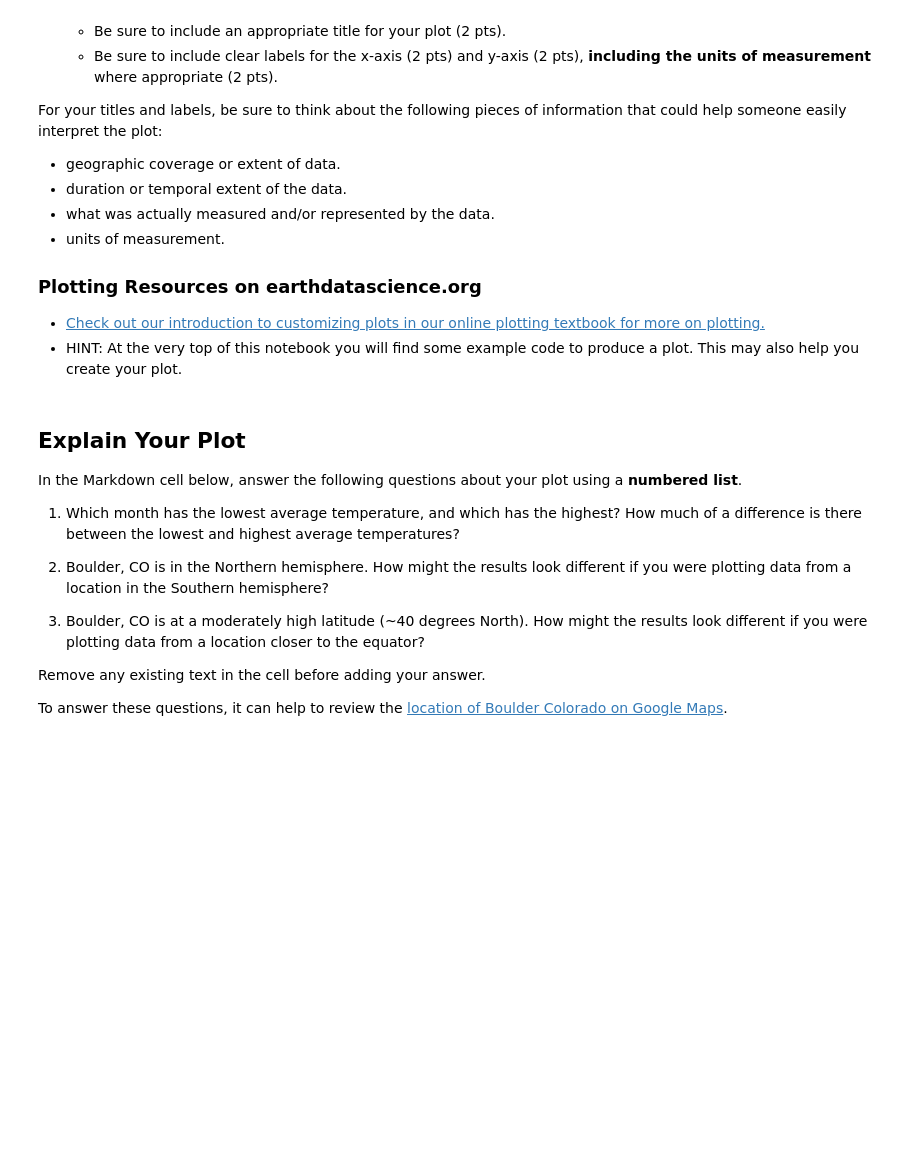
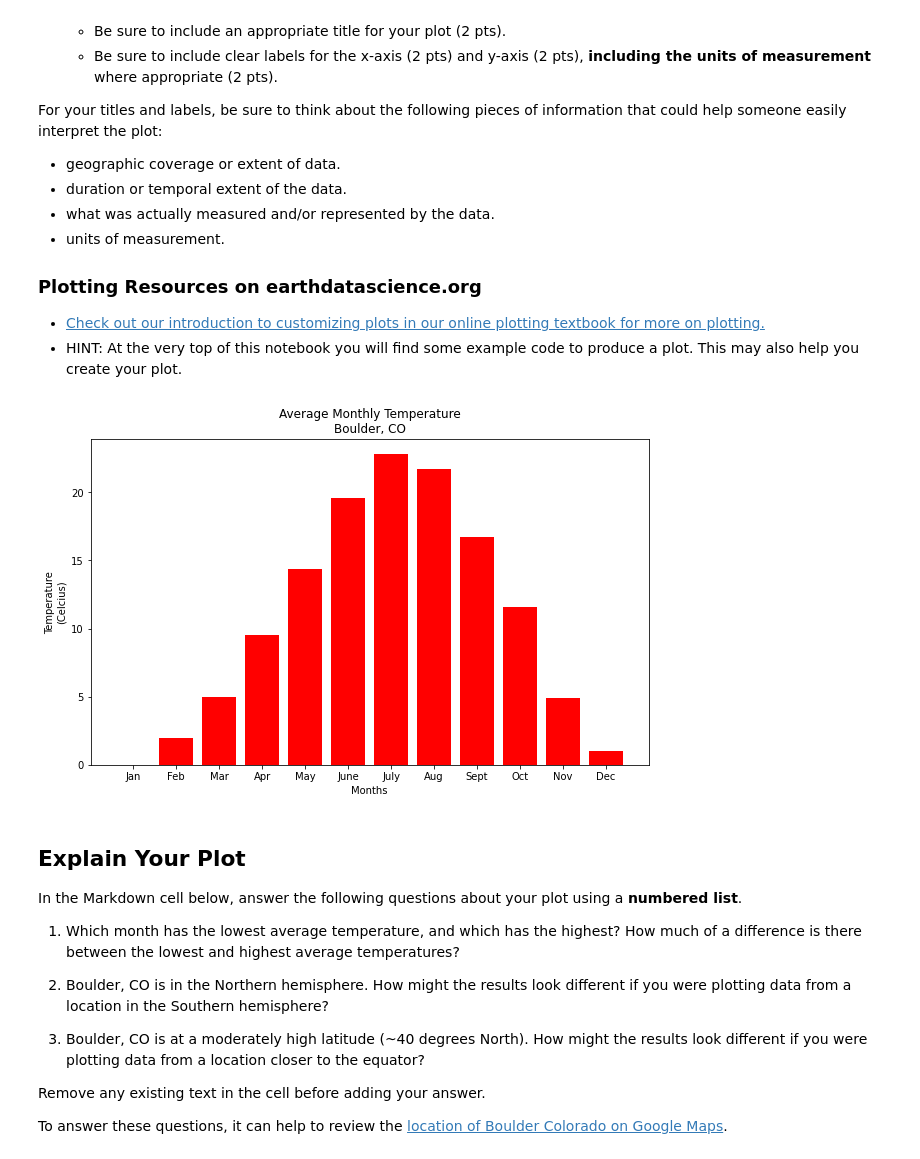
Before and after one commit to rmarowitz/bootcamp-02-get-started-python-template, a Jupyter notebook: bootcamp-02-get-started-python.ipynb, the cells around one changed output. Drawn from its saved outputs; the diff is of its cells as text; code cells hidden in the pictures; blank space fills up the shorter version.

```diff
--- a/bootcamp-02-get-started-python.ipynb
+++ b/bootcamp-02-get-started-python.ipynb
@@ -189,3 +212,13 @@ raise NotImplementedError()
+# %%
+# Convert variable values from Fahrenheit to Celsius
+
+# YOUR CODE HERE
+jan =  (jan - 32) / 1.8
+feb =  (feb - 32) / 1.8
+mar =  (mar - 32) / 1.8
+apr =  (apr - 32) / 1.8
+may =  (may - 32) / 1.8
+june =  (june - 32) / 1.8
 # %%
 # DO NOT MODIFY THIS CELL
 
@@ -225,4 +263,5 @@ IMPORTANT: If you don't call the object at the end of your cell, the autograder
 # Create list of converted monthly temps
 
 # YOUR CODE HERE
-raise NotImplementedError()
+temp = [jan, feb, mar, apr, may, june]
+temp
@@ -283,0 +334,11 @@ raise NotImplementedError()
+# %%
+# YOUR CODE HERE
+july = 22.8
+aug = 21.7
+sept = 16.7
+oct = 11.6
+nov = 4.9
+dec = 1.0
+
+temp = temp + [july, aug, sept, oct, nov, dec]
+temp
@@ -396,4 +501,9 @@ December | Dec |
 # Abbreviate month names
 
 # YOUR CODE HERE
-raise NotImplementedError()
+months = [
+    'Jan', 'Feb', 'Mar', 'Apr',
+    'May', 'June', 'July', 'Aug',
+    'Sept','Oct', 'Nov', 'Dec'
+    ]
+months
@@ -465,3 +590,16 @@ raise NotImplementedError()
+# %%
+# Create plot
+fig, ax = plt.subplots(figsize=(10, 6))
+
+ax.bar(months, temp, color = 'red')
+
+ax.set(title = "Average Monthly Temperature\nBoulder, CO",
+       xlabel = "Months",
+       ylabel = "Temperature\n(Celcius)")
+
+plt.show()
+# %% [output]
+[figure, added]
 # %% [markdown]
 ## Explain Your Plot
 
```
Also changed, not shown: parts of 28 cells of this notebook.
